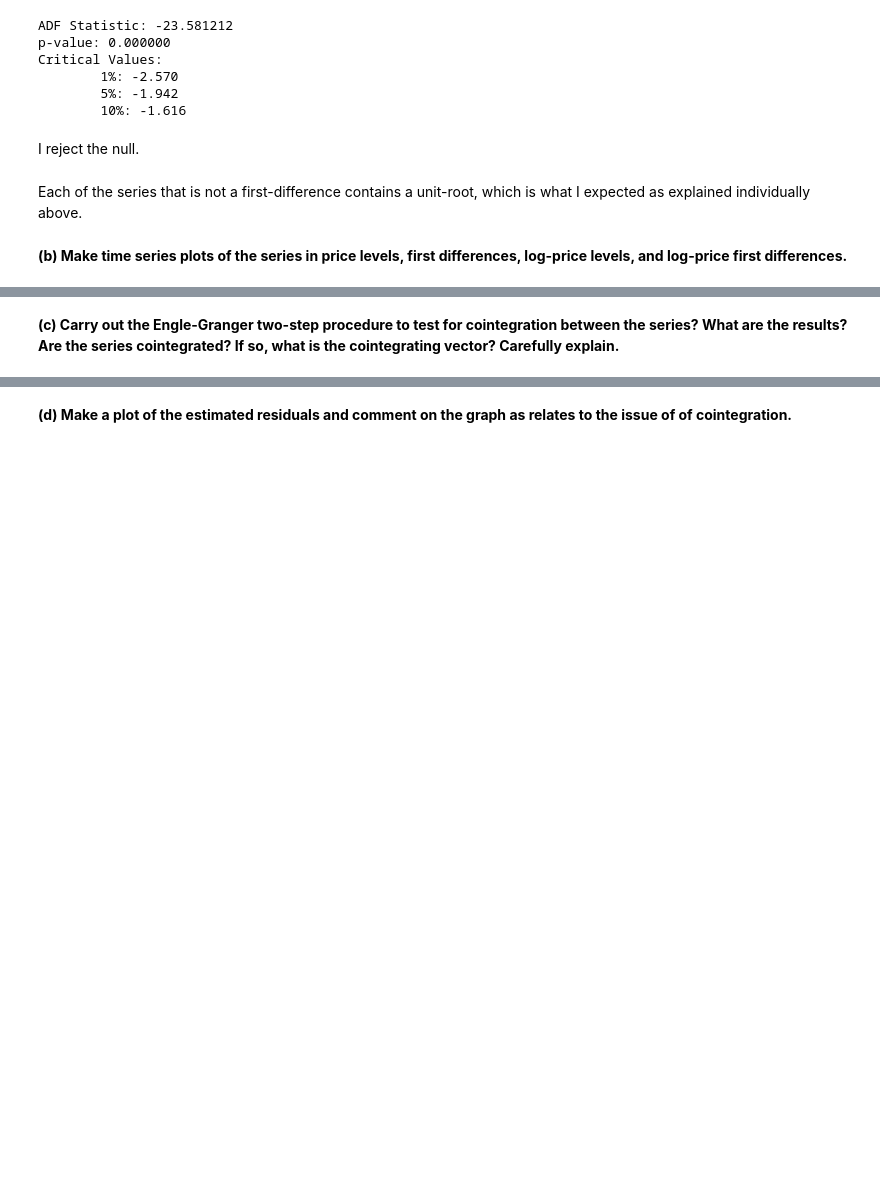
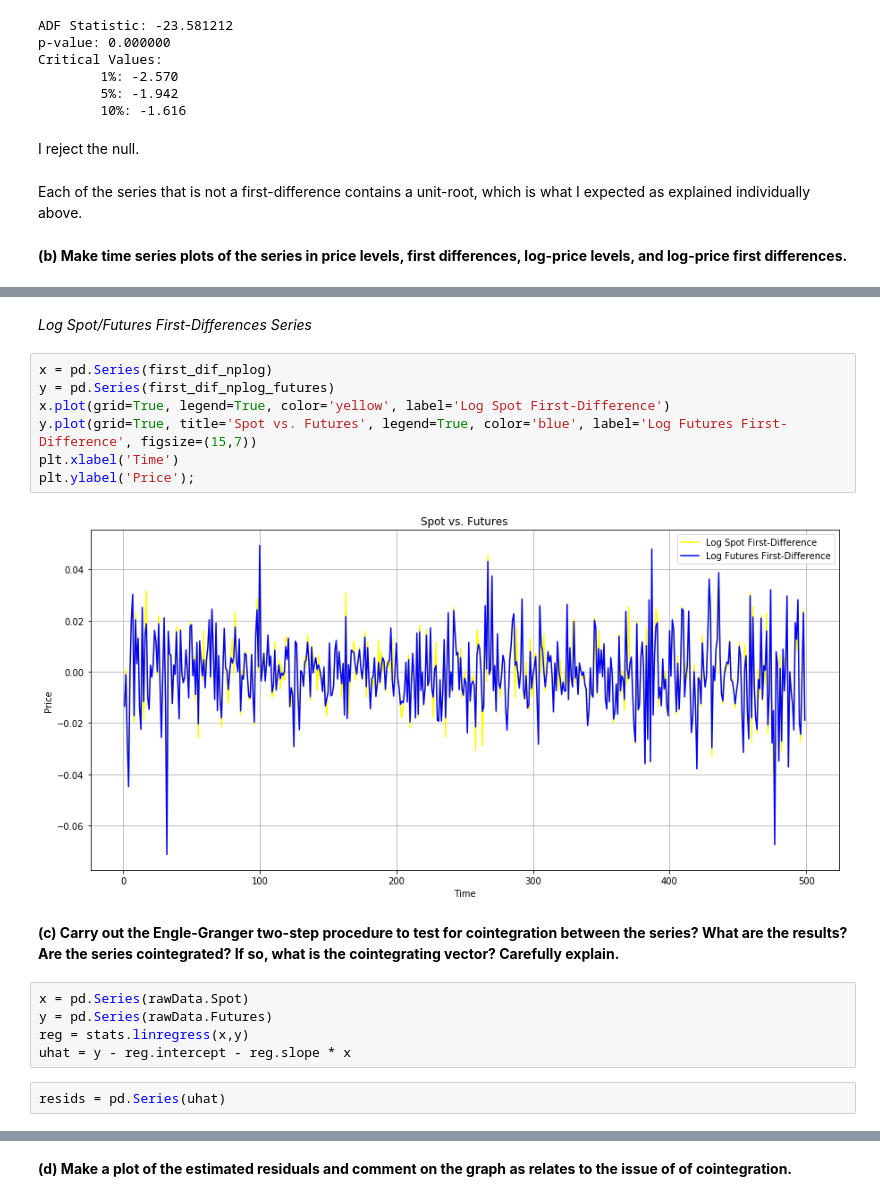
Before and after one commit to Totyso/Fin6470-Homework, a Jupyter notebook: Midterm1/Midterm1.ipynb, the cells around one changed output, grey strips where cells are left out. Cells and saved outputs as stored; diff of their text form; blank space fills up the shorter version.

```diff
--- a/Midterm1/Midterm1.ipynb
+++ b/Midterm1/Midterm1.ipynb
@@ -280,2 +313,20 @@ __(b)  Make  time  series  plots  of  the  series  in  price  levels,  first  di
+# %% [markdown]
+_Log Spot/Futures First-Differences Series_
+# %%
+x = pd.Series(first_dif_nplog)
+y = pd.Series(first_dif_nplog_futures)
+x.plot(grid=True, legend=True, color='yellow', label='Log Spot First-Difference')
+y.plot(grid=True, title='Spot vs. Futures', legend=True, color='blue', label='Log Futures First-Difference', figsize=(15,7))
+plt.xlabel('Time')
+plt.ylabel('Price');
+# %% [output]
+[figure, added]
 # %% [markdown]
 __(c)  Carry  out  the  Engle-Granger  two-step  procedure  to  test  for  cointegration  between  the  series?   What  are  the  results?   Are  the  series cointegrated?   If so,  what  is the  cointegrating  vector?  Carefully explain.__
+# %%
+x = pd.Series(rawData.Spot)
+y = pd.Series(rawData.Futures)
+reg = stats.linregress(x,y)
+uhat = y - reg.intercept - reg.slope * x
+# %%
+resids = pd.Series(uhat)
```
Also changed, not shown: parts of 37 cells of this notebook, 3 other files.
